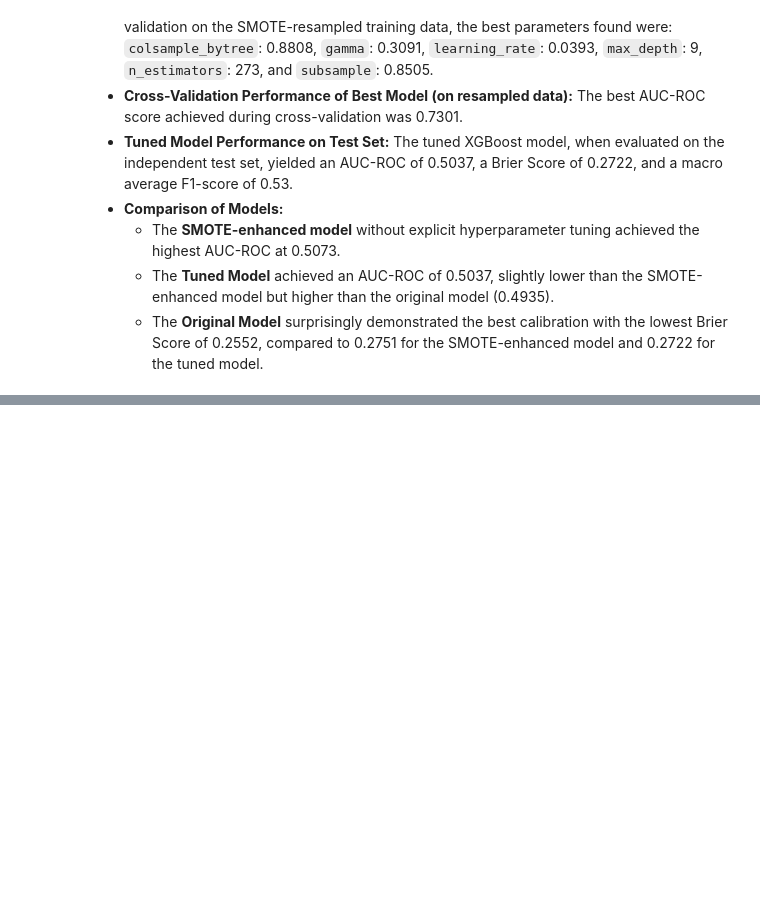
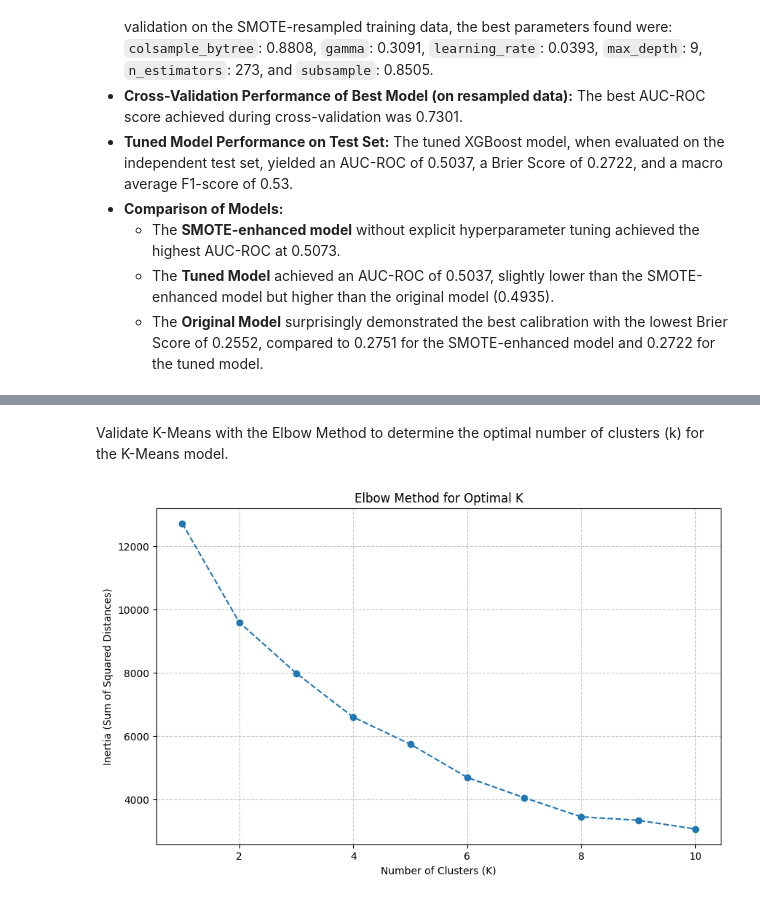
Before and after one commit to Darknight899/Comprehensive-Assessment-, a Jupyter notebook: Capstone_Project.ipynb, the cells around one changed output, grey strips where cells are left out. Drawn from its saved outputs; the diff is of its cells as text; code cells hidden in the pictures; blank space fills up the shorter version.

```diff
--- a/Capstone_Project.ipynb
+++ b/Capstone_Project.ipynb
@@ -1217,0 +1335,17 @@ Brier Score: 0.2722
+# %%
+from sklearn.mixture import GaussianMixture
+
+# Instantiate GaussianMixture with n_components=4 and random_state for reproducibility
+gmm = GaussianMixture(n_components=4, random_state=42)
+
+# Fit the GMM model to the X_scaled DataFrame
+gmm.fit(X_scaled)
+
+# Store the cluster labels assigned to each data point in a new column in df_so
+df_so['gmm_cluster'] = gmm.predict(X_scaled)
+
+print("First 5 rows of df_so with 'gmm_cluster' column:")
+print(df_so[['shooter_name', 'shot_type', 'x', 'y', 'gmm_cluster']].head())
+
+print("\nDistribution of GMM clusters:")
+print(df_so['gmm_cluster'].value_counts())
@@ -1217,0 +1368,41 @@ Brier Score: 0.2722
+# %% [markdown]
+Validate K-Means with the Elbow Method to determine the optimal number of clusters (k) for the K-Means model.
+# %%
+from sklearn.cluster import KMeans
+import matplotlib.pyplot as plt
+
+# 1. Initialize an empty list to store inertia values
+inertia_values = []
+
+# Define a range of k values to test
+k_range = range(1, 11) # Testing from 1 to 10 clusters
+
+# 2. Iterate through the range of k values
+for k in k_range:
+    # a. Instantiate a KMeans model
+    kmeans = KMeans(n_clusters=k, random_state=42, n_init='auto')
+
+    # b. Fit the KMeans model to the X_scaled DataFrame
+    kmeans.fit(X_scaled)
+
+    # c. Append the inertia_ attribute to the inertia_values list
+    inertia_values.append(kmeans.inertia_)
+
+# 3. Create a plot with n_clusters on the x-axis and inertia_values on the y-axis
+plt.figure(figsize=(10, 6))
+plt.plot(k_range, inertia_values, marker='o', linestyle='--')
+
+# 4. Add a title to the plot
+plt.title('Elbow Method for Optimal K')
+
+# 5. Label the x-axis as 'Number of Clusters (K)' and the y-axis as 'Inertia (Sum of Squared Distances)'
+plt.xlabel('Number of Clusters (K)')
+plt.ylabel('Inertia (Sum of Squared Distances)')
+
+# Add grid for better readability
+plt.grid(True, linestyle='--', alpha=0.7)
+
+# 6. Display the plot
+plt.show()
+# %% [output]
+[figure, added]
```
Also changed, not shown: parts of 38 cells of this notebook.
